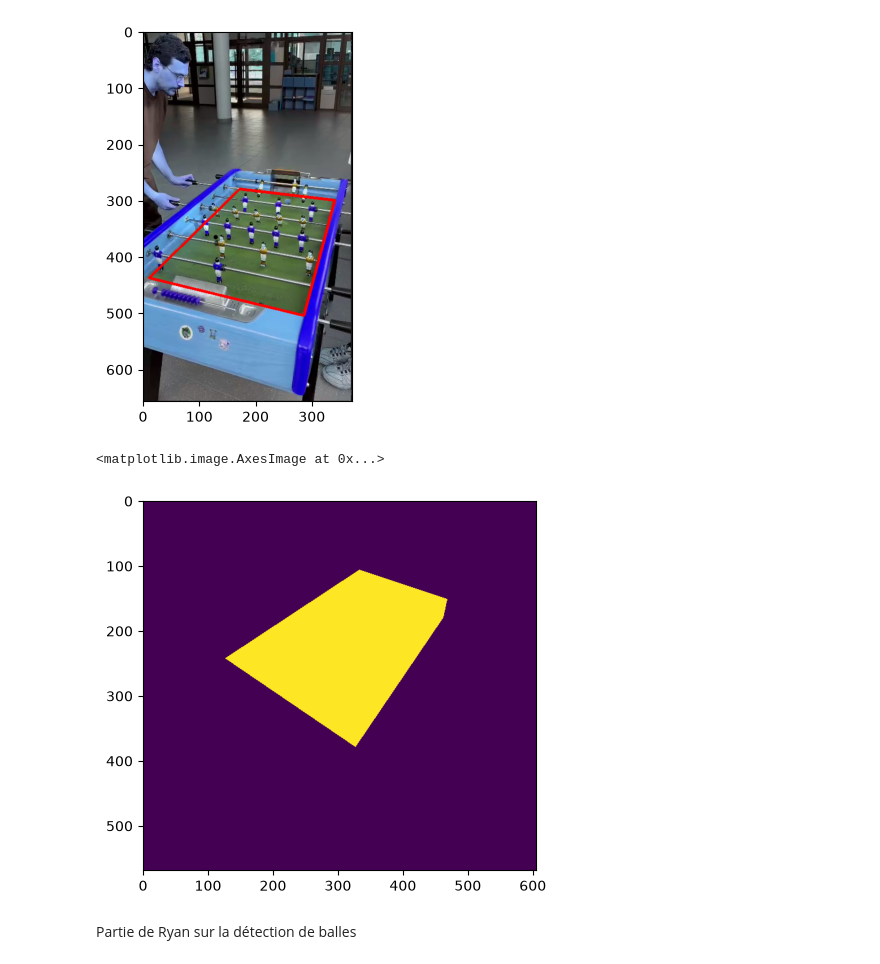
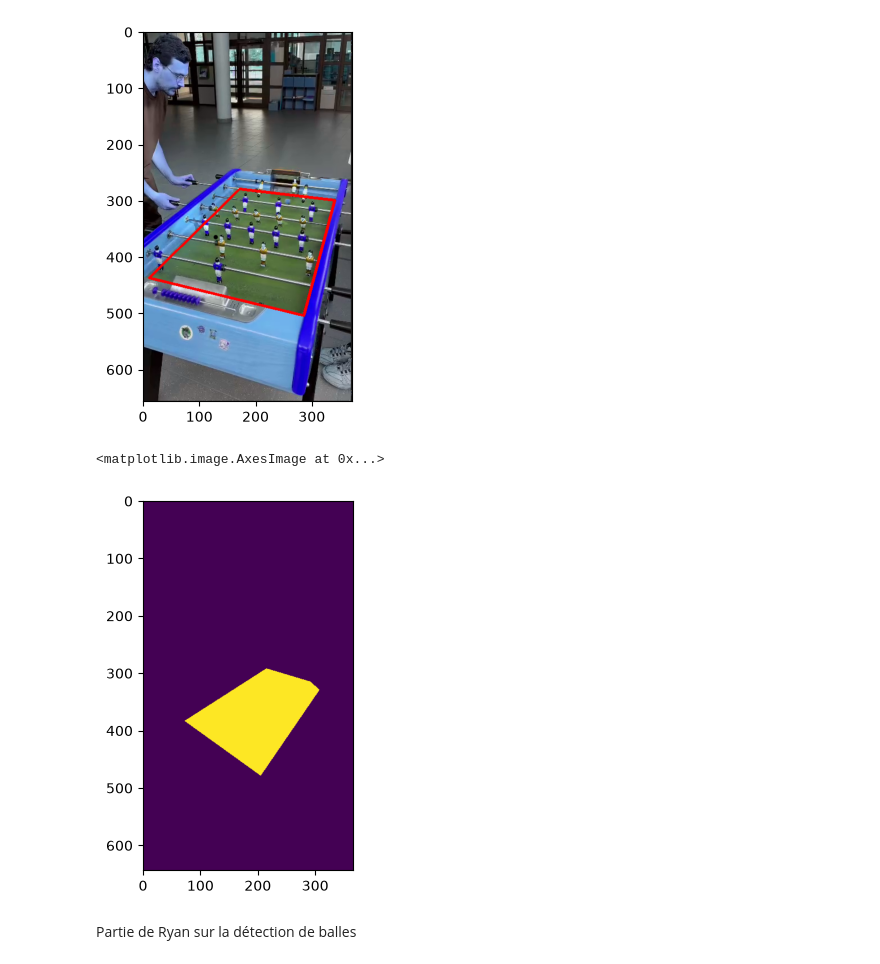
Before and after one commit to Rbyaarnrault/Babyfoot_Tracking, a Jupyter notebook: projet_paul_tracking_terrain.ipynb, the cells around one changed output. Drawn from its saved outputs; the diff is of its cells as text; code cells hidden in the pictures.

```diff
--- a/projet_paul_tracking_terrain.ipynb
+++ b/projet_paul_tracking_terrain.ipynb
@@ -101,22 +103,23 @@ plt.imshow(apply_rectangular_contour(img_conto))
 # %%
 def apply_rectangular_contour_masque(img):
     test_forme = masked_g_b(img)
 
     contours, _ = cv.findContours(test_forme, cv.RETR_EXTERNAL, cv.CHAIN_APPROX_SIMPLE)
 
     cnt = contours[0]
+    # cnt = max(contours, key=cv.contourArea)
     approx = cv.approxPolyDP(cv.convexHull(cnt), 0.01 * cv.arcLength(cnt, True), True)
     #approx = cv.approxPolyN(cv.convexHull(cnt), 4,True)
 
     cv.drawContours(test_forme, approx, -1, (255,0,0), 3)
 
     true_terrain = np.zeros(test_forme.shape[:2], dtype=np.uint8)
     cv.fillPoly(true_terrain, [approx.astype(np.int32).reshape(-1, 1, 2)], 255)
 
     return true_terrain
 
-img_conto = cv.imread("image_debugg/tempo_baby4.png")
+img_conto = cv.imread("image_debugg/image_degueu_et_chiante.png")
 plt.imshow(apply_rectangular_contour_masque(img_conto))
 # %% [output]
 <matplotlib.image.AxesImage at 0x...>
-[figure, old version]
+[figure, new version]
```
Also changed, not shown: parts of 9 cells of this notebook.
